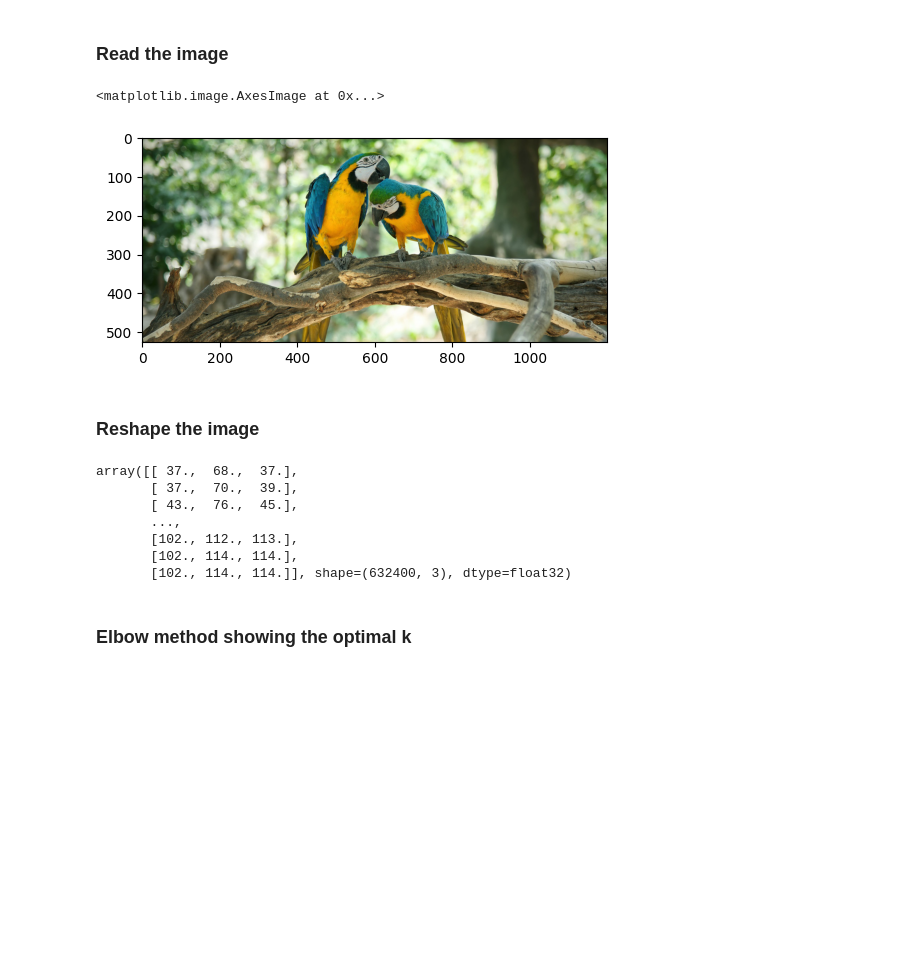
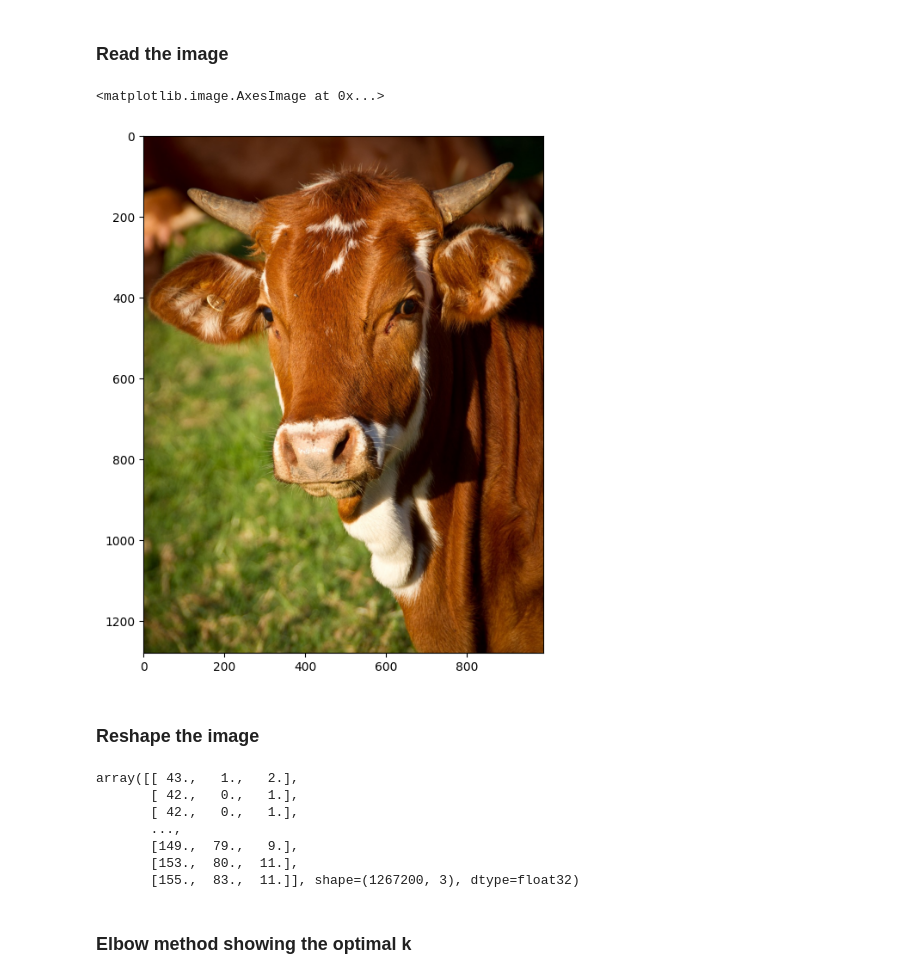
Before and after one commit to joa-b24/data_analytics, a Jupyter notebook: Week_10/k-means_clustering.ipynb, the cells around one changed output. Drawn from its saved outputs; the diff is of its cells as text; code cells hidden in the pictures; blank space fills up the shorter version.

```diff
--- a/Week_10/k-means_clustering.ipynb
+++ b/Week_10/k-means_clustering.ipynb
@@ -180,17 +182,17 @@ For n_clusters = 11, silhouette score is 0.3719
 ### Read the image
 # %%
 # Read the image
-image = cv2.imread('parrot.jpg')
+image = cv2.imread('R.jpeg')
 
 # Change the color to RGB (from BGR)
 image = cv2.cvtColor(image, cv2.COLOR_BGR2RGB)
 
 # Plot the image
 plt.figure(figsize=(6,8))
 plt.imshow(image)
 # %% [output]
 <matplotlib.image.AxesImage at 0x...>
-[figure, old version]
+[figure, new version]
 # %% [markdown]
 ### Reshape the image
 # %%
@@ -201,13 +203,13 @@ pixel_vals = image.reshape((-1,3))
 pixel_vals = np.float32(pixel_vals)
 pixel_vals
 # %% [output]
-array([[ 37.,  68.,  37.],
-       [ 37.,  70.,  39.],
-       [ 43.,  76.,  45.],
+array([[ 43.,   1.,   2.],
+       [ 42.,   0.,   1.],
+       [ 42.,   0.,   1.],
        ...,
-       [102., 112., 113.],
-       [102., 114., 114.],
-       [102., 114., 114.]], shape=(632400, 3), dtype=float32)
+       [149.,  79.,   9.],
+       [153.,  80.,  11.],
+       [155.,  83.,  11.]], shape=(1267200, 3), dtype=float32)
 # %% [markdown]
 ### Elbow method showing the optimal k
 # %%
```
Also changed, not shown: parts of 25 cells of this notebook, 1 other file.
